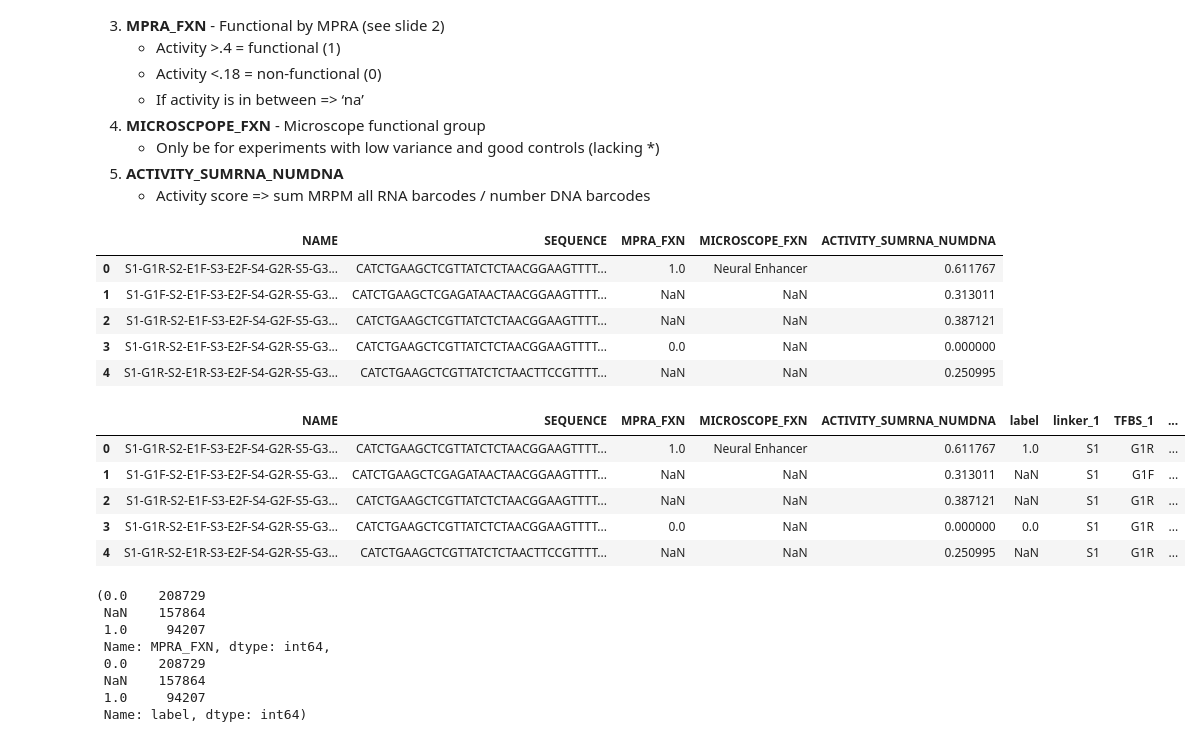
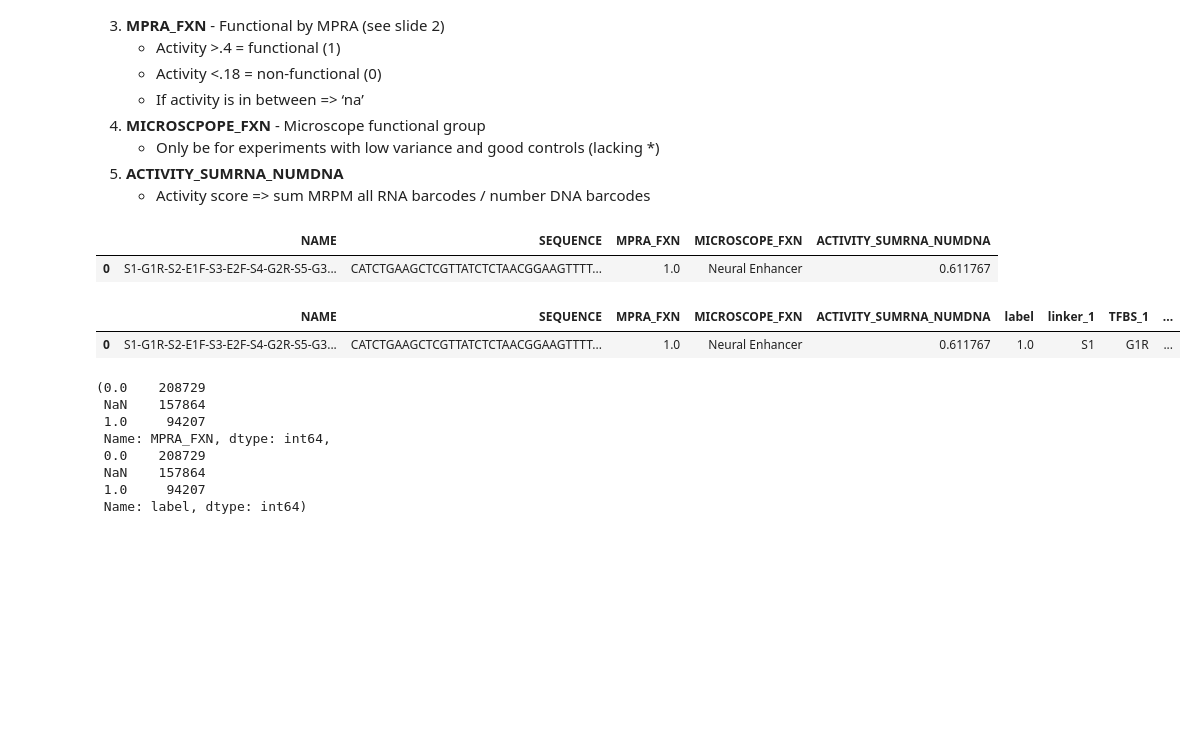
Before and after one commit to ML4GLand/EUGENe, a Jupyter notebook: data/2021_OLS_Library/2021_OLS_library_EDA.ipynb, the cells around one changed output. Cells and saved outputs as stored; diff of their text form; code cells hidden in the pictures; blank space fills up the shorter version.

```diff
--- a/data/2021_OLS_Library/2021_OLS_library_EDA.ipynb
+++ b/data/2021_OLS_Library/2021_OLS_library_EDA.ipynb
@@ -32,6 +39,7 @@ if 'autoreload' not in get_ipython().extension_manager.loaded:
 # %%
 ACTIVE_LOW = 0.18
-ACTIVE_HIGH = 0.40
+ACTIVE_HIGH = 0.4
+PREPROCESS = "{}-{}".format(ACTIVE_LOW, ACTIVE_HIGH)
 # %% [markdown]
 # Load dataset
 **Note**: There are two versions of the dataset I have to work with. See shared Google Drive for version history. The data has the following descriptors:
@@ -52,12 +60,8 @@ OLS_data = pd.read_csv(
     sep="\t",
     na_values="na",
 )
-OLS_data.head()
+OLS_data.head(1)
 # %% [output]
 |  | NAME | SEQUENCE | MPRA_FXN | MICROSCOPE_FXN | ACTIVITY_SUMRNA_NUMDNA |
 | 0 | S1-G1R-S2-E1F-S3-E2F-S4-G2R-S5-G3... | CATCTGAAGCTCGTTATCTCTAACGGAAGTTTT... | 1.0 | Neural Enhancer | 0.611767 |
-| 1 | S1-G1F-S2-E1F-S3-E2F-S4-G2R-S5-G3... | CATCTGAAGCTCGAGATAACTAACGGAAGTTTT... | NaN | NaN | 0.313011 |
-| 2 | S1-G1R-S2-E1F-S3-E2F-S4-G2F-S5-G3... | CATCTGAAGCTCGTTATCTCTAACGGAAGTTTT... | NaN | NaN | 0.387121 |
-| 3 | S1-G1R-S2-E1F-S3-E2F-S4-G2R-S5-G3... | CATCTGAAGCTCGTTATCTCTAACGGAAGTTTT... | 0.0 | NaN | 0.000000 |
-| 4 | S1-G1R-S2-E1R-S3-E2F-S4-G2R-S5-G3... | CATCTGAAGCTCGTTATCTCTAACTTCCGTTTT... | NaN | NaN | 0.250995 |
 # %%
@@ -82,12 +87,8 @@ block_features = [
 # %%
 # Add these as columns to the dataframe
 OLS_data[block_features] = OLS_data["NAME"].str.split("-").to_list()
-OLS_data.head()
+OLS_data.head(1)
 # %% [output]
 |  | NAME | SEQUENCE | MPRA_FXN | MICROSCOPE_FXN | ACTIVITY_SUMRNA_NUMDNA | label | linker_1 | TFBS_1 | ... |
 | 0 | S1-G1R-S2-E1F-S3-E2F-S4-G2R-S5-G3... | CATCTGAAGCTCGTTATCTCTAACGGAAGTTTT... | 1.0 | Neural Enhancer | 0.611767 | 1.0 | S1 | G1R | ... |
-| 1 | S1-G1F-S2-E1F-S3-E2F-S4-G2R-S5-G3... | CATCTGAAGCTCGAGATAACTAACGGAAGTTTT... | NaN | NaN | 0.313011 | NaN | S1 | G1F | ... |
-| 2 | S1-G1R-S2-E1F-S3-E2F-S4-G2F-S5-G3... | CATCTGAAGCTCGTTATCTCTAACGGAAGTTTT... | NaN | NaN | 0.387121 | NaN | S1 | G1R | ... |
-| 3 | S1-G1R-S2-E1F-S3-E2F-S4-G2R-S5-G3... | CATCTGAAGCTCGTTATCTCTAACGGAAGTTTT... | 0.0 | NaN | 0.000000 | 0.0 | S1 | G1R | ... |
-| 4 | S1-G1R-S2-E1R-S3-E2F-S4-G2R-S5-G3... | CATCTGAAGCTCGTTATCTCTAACTTCCGTTTT... | NaN | NaN | 0.250995 | NaN | S1 | G1R | ... |
 # %%
```
Also changed, not shown: parts of 129 cells of this notebook, 8 other files.
